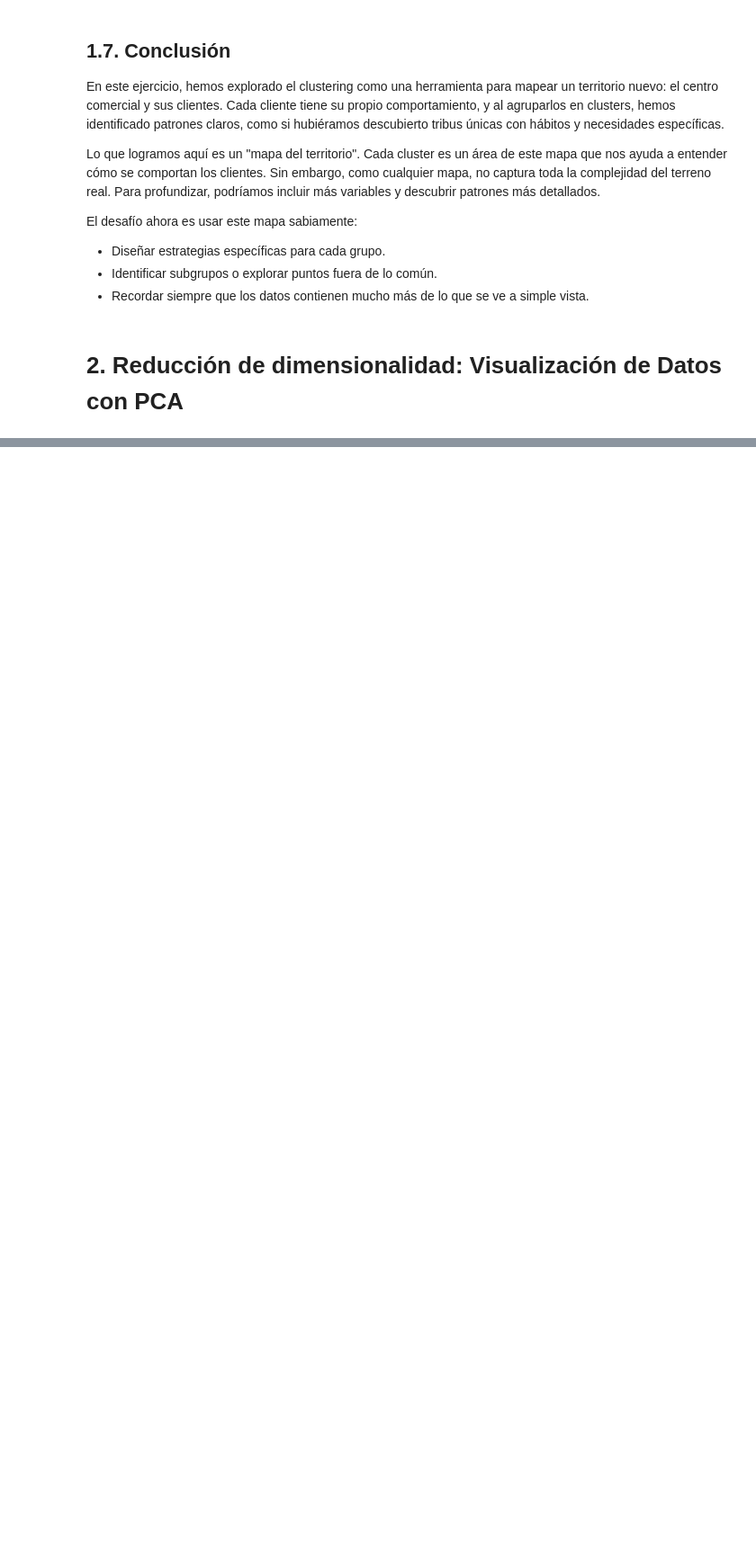
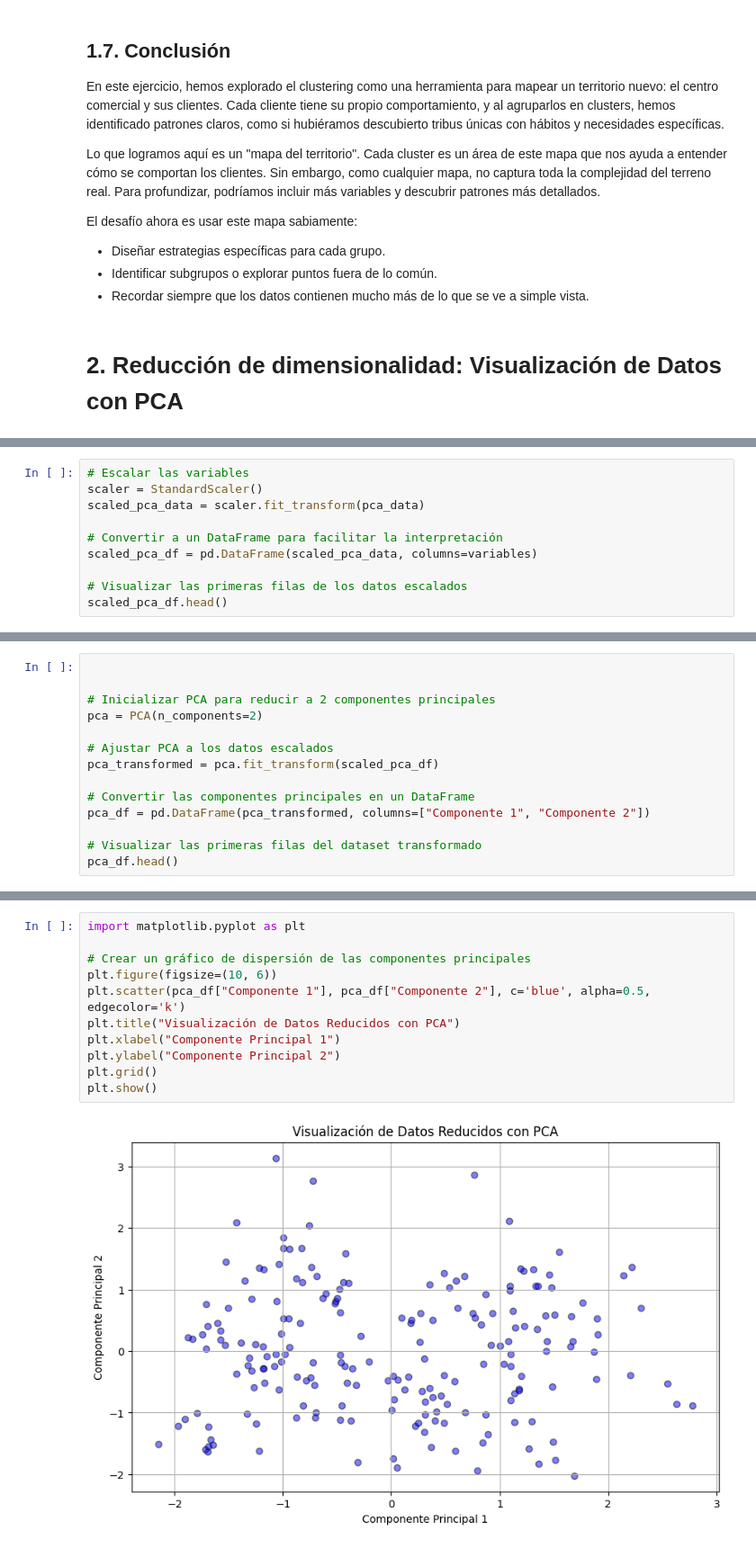
Before and after one commit to ManuelEspejo/Fundamentos-Machine-Learning, a Jupyter notebook: notebooks/02_Aprendizaje-No-Supervisado.ipynb, the cells around one changed output, grey strips where cells are left out. Shown at 90% size. Saved outputs shown, nothing was run; the diff lists cells and outputs as text; blank space fills up the shorter version.

```diff
--- a/notebooks/02_Aprendizaje-No-Supervisado.ipynb
+++ b/notebooks/02_Aprendizaje-No-Supervisado.ipynb
@@ -581,0 +626,10 @@ Antes nuestro análisis era simplista, pero ahora podemos encontrar relaciones m
+# %%
+# Escalar las variables
+scaler = StandardScaler()
+scaled_pca_data = scaler.fit_transform(pca_data)
+
+# Convertir a un DataFrame para facilitar la interpretación
+scaled_pca_df = pd.DataFrame(scaled_pca_data, columns=variables)
+
+# Visualizar las primeras filas de los datos escalados
+scaled_pca_df.head()
@@ -581,0 +673,14 @@ Antes nuestro análisis era simplista, pero ahora podemos encontrar relaciones m
+# %%
+
+
+# Inicializar PCA para reducir a 2 componentes principales
+pca = PCA(n_components=2)
+
+# Ajustar PCA a los datos escalados
+pca_transformed = pca.fit_transform(scaled_pca_df)
+
+# Convertir las componentes principales en un DataFrame
+pca_df = pd.DataFrame(pca_transformed, columns=["Componente 1", "Componente 2"])
+
+# Visualizar las primeras filas del dataset transformado
+pca_df.head()
@@ -581,0 +733,13 @@ Antes nuestro análisis era simplista, pero ahora podemos encontrar relaciones m
+# %%
+import matplotlib.pyplot as plt
+
+# Crear un gráfico de dispersión de las componentes principales
+plt.figure(figsize=(10, 6))
+plt.scatter(pca_df["Componente 1"], pca_df["Componente 2"], c='blue', alpha=0.5, edgecolor='k')
+plt.title("Visualización de Datos Reducidos con PCA")
+plt.xlabel("Componente Principal 1")
+plt.ylabel("Componente Principal 2")
+plt.grid()
+plt.show()
+# %% [output]
+[figure, added]
```
Also changed, not shown: parts of 23 cells of this notebook.
